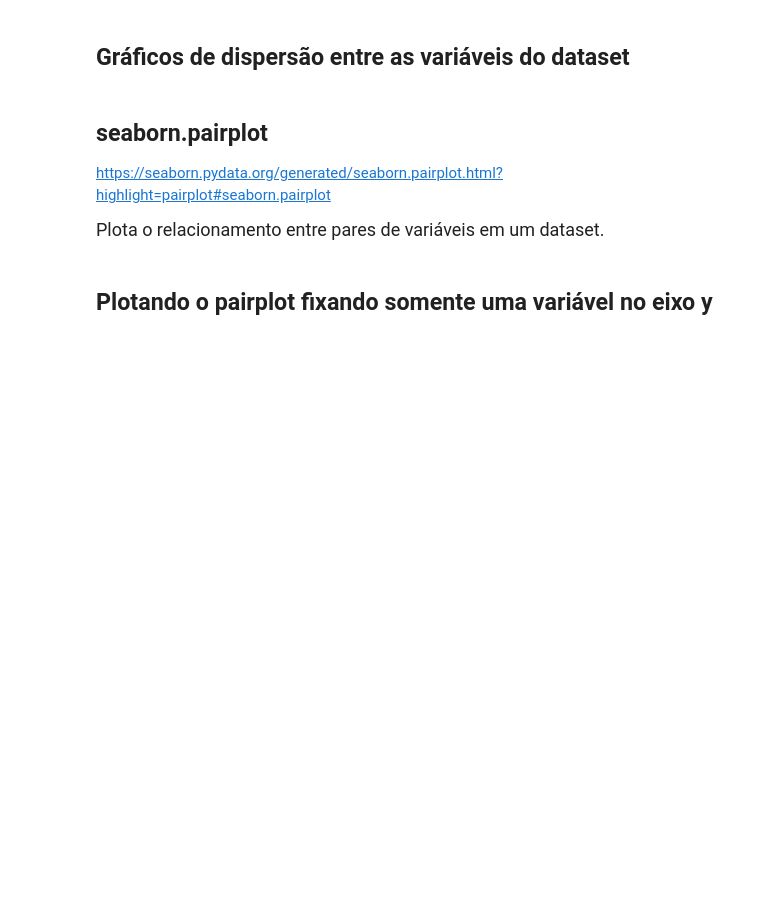
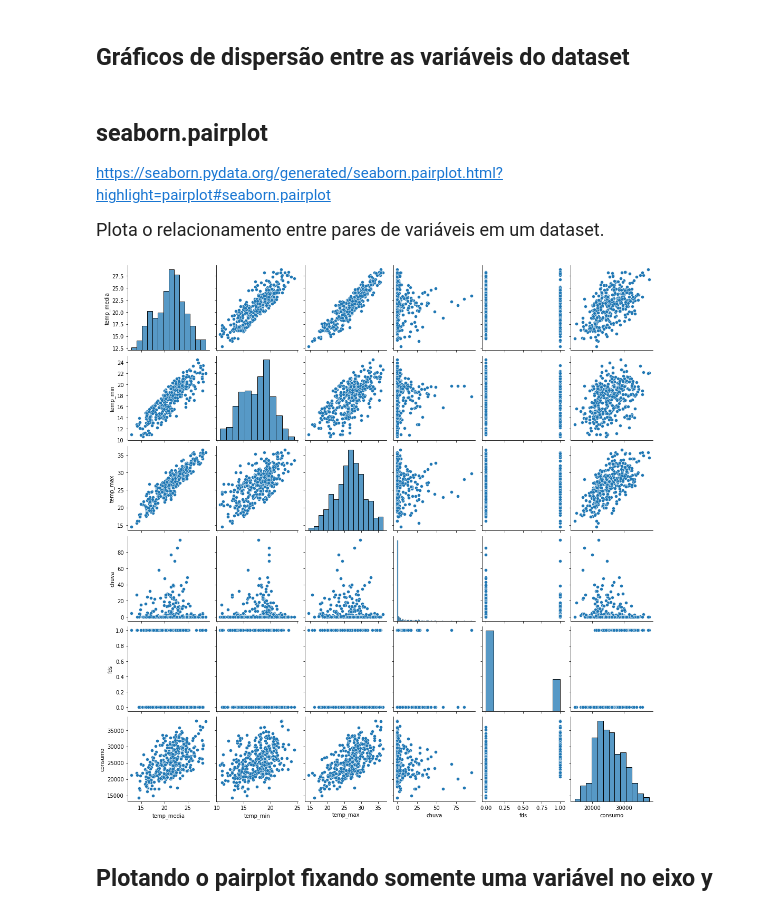
Before and after one commit to adriacaroba/datascience_study, a Jupyter notebook: regressao_linear/Projeto/Regressão Linear.ipynb, the cells around one changed output. Drawn from its saved outputs; the diff is of its cells as text; code cells hidden in the pictures; blank space fills up the shorter version.

```diff
--- a/regressao_linear/Projeto/Regressão Linear.ipynb
+++ b/regressao_linear/Projeto/Regressão Linear.ipynb
@@ -180,5 +213,9 @@ https://seaborn.pydata.org/generated/seaborn.distplot.html?highlight=distplot#se
 https://seaborn.pydata.org/generated/seaborn.pairplot.html?highlight=pairplot#seaborn.pairplot
 
 <p style='font-size: 18px; line-height: 2; margin: 10px 50px; text-align: justify;'>Plota o relacionamento entre pares de variáveis em um dataset.</p>
+# %%
+ax = sns.pairplot(dados)
+# %% [output]
+[figure, added]
 # %% [markdown]
 ## Plotando o pairplot fixando somente uma variável no eixo y
```
Also changed, not shown: parts of 29 cells of this notebook.
